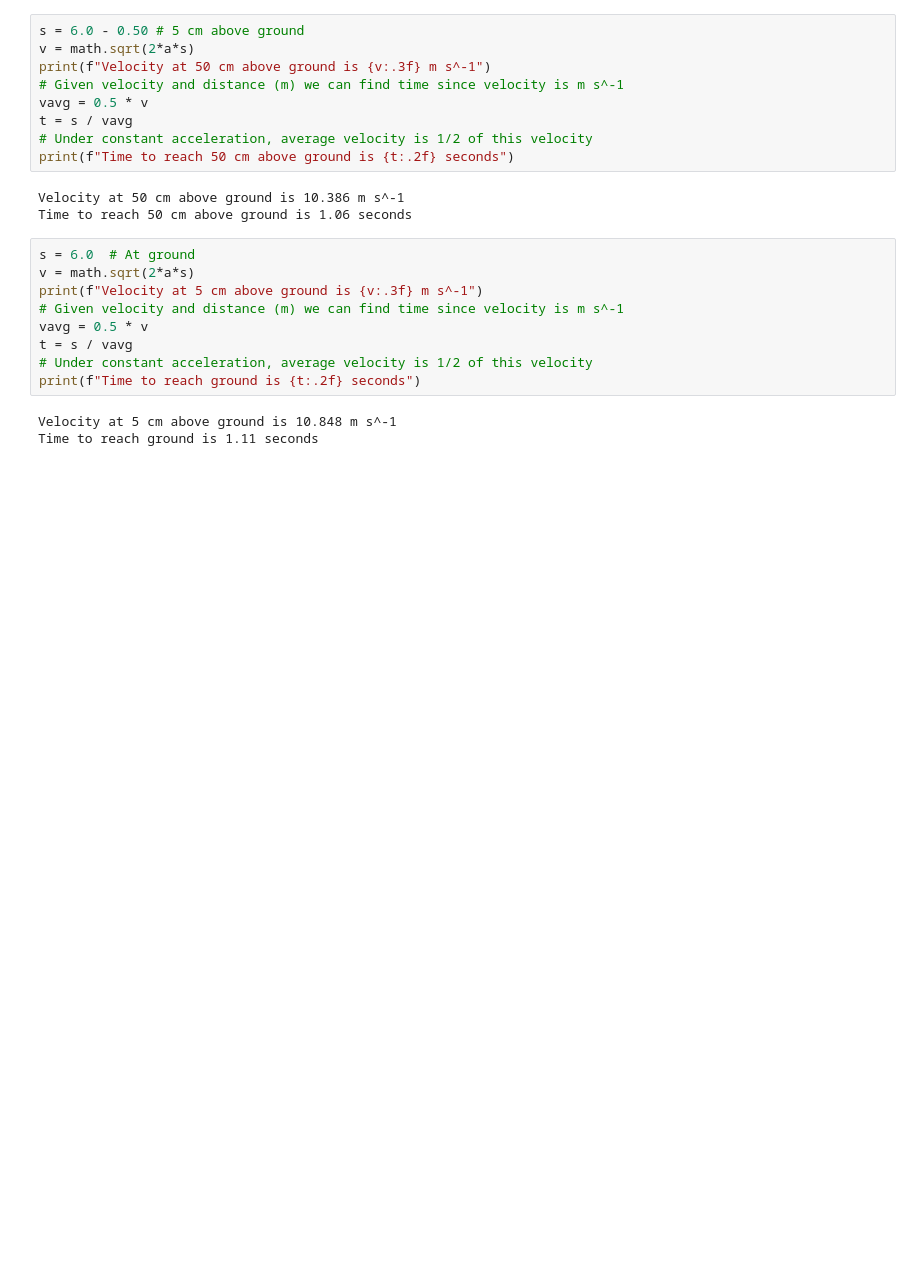
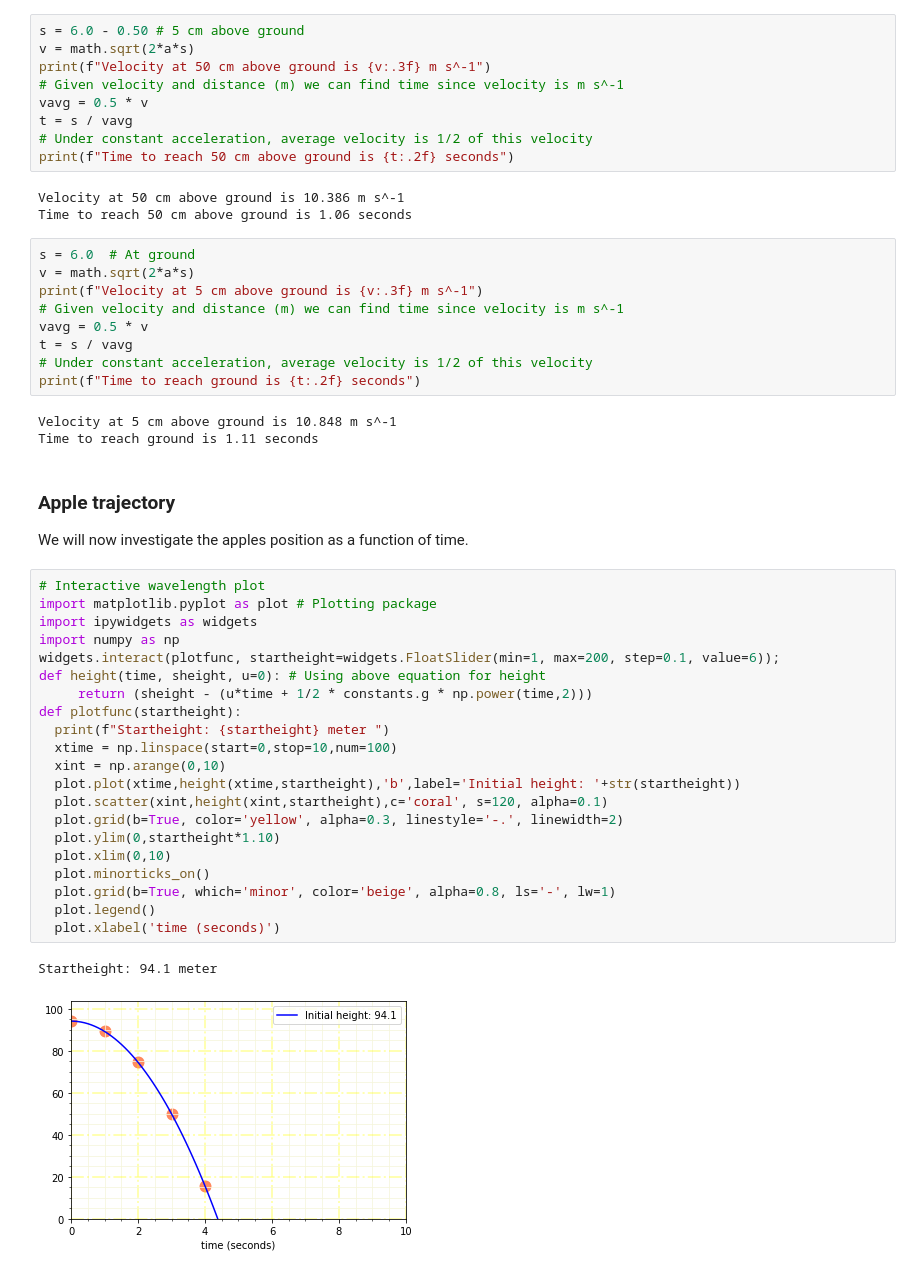
Before and after one commit to laserchemist/python_for_science, a Jupyter notebook: Physics_Mechanics.ipynb, the cells around one changed output. Cells and saved outputs as stored; diff of their text form; blank space fills up the shorter version.

```diff
--- a/Physics_Mechanics.ipynb
+++ b/Physics_Mechanics.ipynb
@@ -68,3 +66,30 @@ print(f"Time to reach ground is {t:.2f} seconds")
 # %% [output]
 Velocity at 5 cm above ground is 10.848 m s^-1
 Time to reach ground is 1.11 seconds
+# %% [markdown]
+### Apple trajectory
+We will now investigate the apples position as a function of time.
+# %%
+# Interactive wavelength plot
+import matplotlib.pyplot as plot # Plotting package
+import ipywidgets as widgets
+import numpy as np
+widgets.interact(plotfunc, startheight=widgets.FloatSlider(min=1, max=200, step=0.1, value=6));
+def height(time, sheight, u=0): # Using above equation for height
+     return (sheight - (u*time + 1/2 * constants.g * np.power(time,2)))
+def plotfunc(startheight):
+  print(f"Startheight: {startheight} meter ")
+  xtime = np.linspace(start=0,stop=10,num=100)
+  xint = np.arange(0,10)
+  plot.plot(xtime,height(xtime,startheight),'b',label='Initial height: '+str(startheight))
+  plot.scatter(xint,height(xint,startheight),c='coral', s=120, alpha=0.1)
+  plot.grid(b=True, color='yellow', alpha=0.3, linestyle='-.', linewidth=2)
+  plot.ylim(0,startheight*1.10)
+  plot.xlim(0,10)
+  plot.minorticks_on()
+  plot.grid(b=True, which='minor', color='beige', alpha=0.8, ls='-', lw=1)
+  plot.legend()
+  plot.xlabel('time (seconds)')
+# %% [output]
+Startheight: 94.1 meter
+[figure, added]
```
Also changed, not shown: parts of 1 cell of this notebook.
